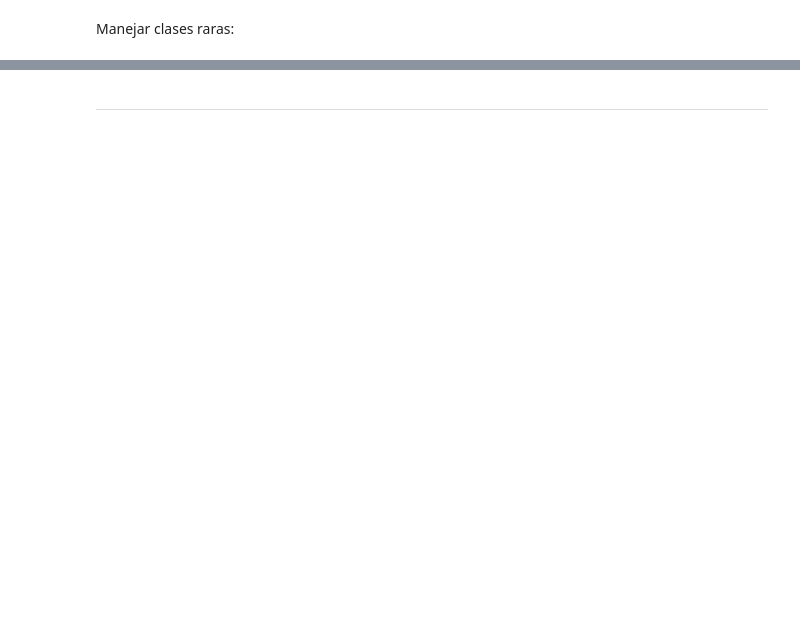
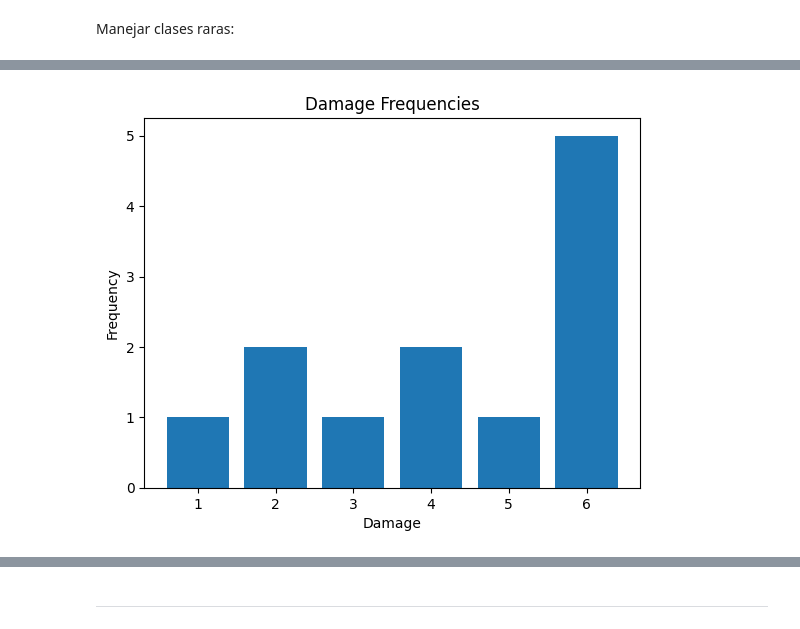
Before and after one commit to ramirezla/DetectarDannosPartesSugerenciasUsandoMultiplesEtiquetasTF_APIs, a Jupyter notebook: PreparacionDeDatosMultiplesEtiquetasTF_API.ipynb, the cells around one changed output, grey strips where cells are left out. Saved outputs shown, nothing was run; the diff lists cells and outputs as text; code cells hidden in the pictures; blank space fills up the shorter version.

```diff
--- a/PreparacionDeDatosMultiplesEtiquetasTF_API.ipynb
+++ b/PreparacionDeDatosMultiplesEtiquetasTF_API.ipynb
@@ -795,0 +883,14 @@ with open('data/fotos_siniestros/train/rare_classes_support.json') as f:
+# %%
+#**3. Bar chart of damage frequencies**
+import matplotlib.pyplot as plt
+
+dannos = [example['dannos'] for example in metadata['examples']['partes']]
+dannos_flat = [danno for sublist in dannos for danno in sublist]
+
+plt.bar(range(1, max(dannos_flat)+1), [dannos_flat.count(i) for i in range(1, max(dannos_flat)+1)])
+plt.xlabel('Damage')
+plt.ylabel('Frequency')
+plt.title('Damage Frequencies')
+plt.show()
+# %% [output]
+[figure, added]
```
Also changed, not shown: parts of 24 cells of this notebook, 4 other files.
